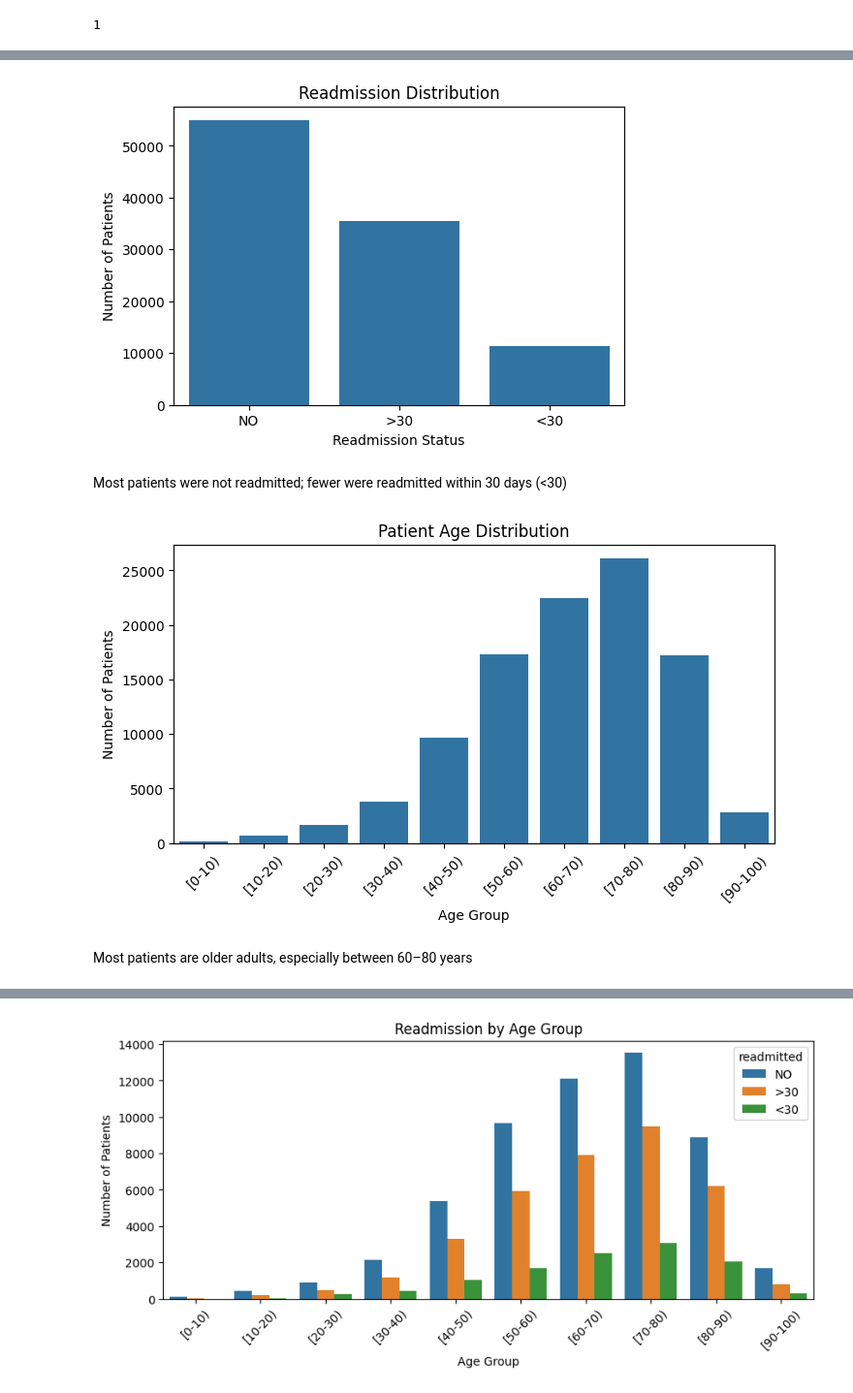
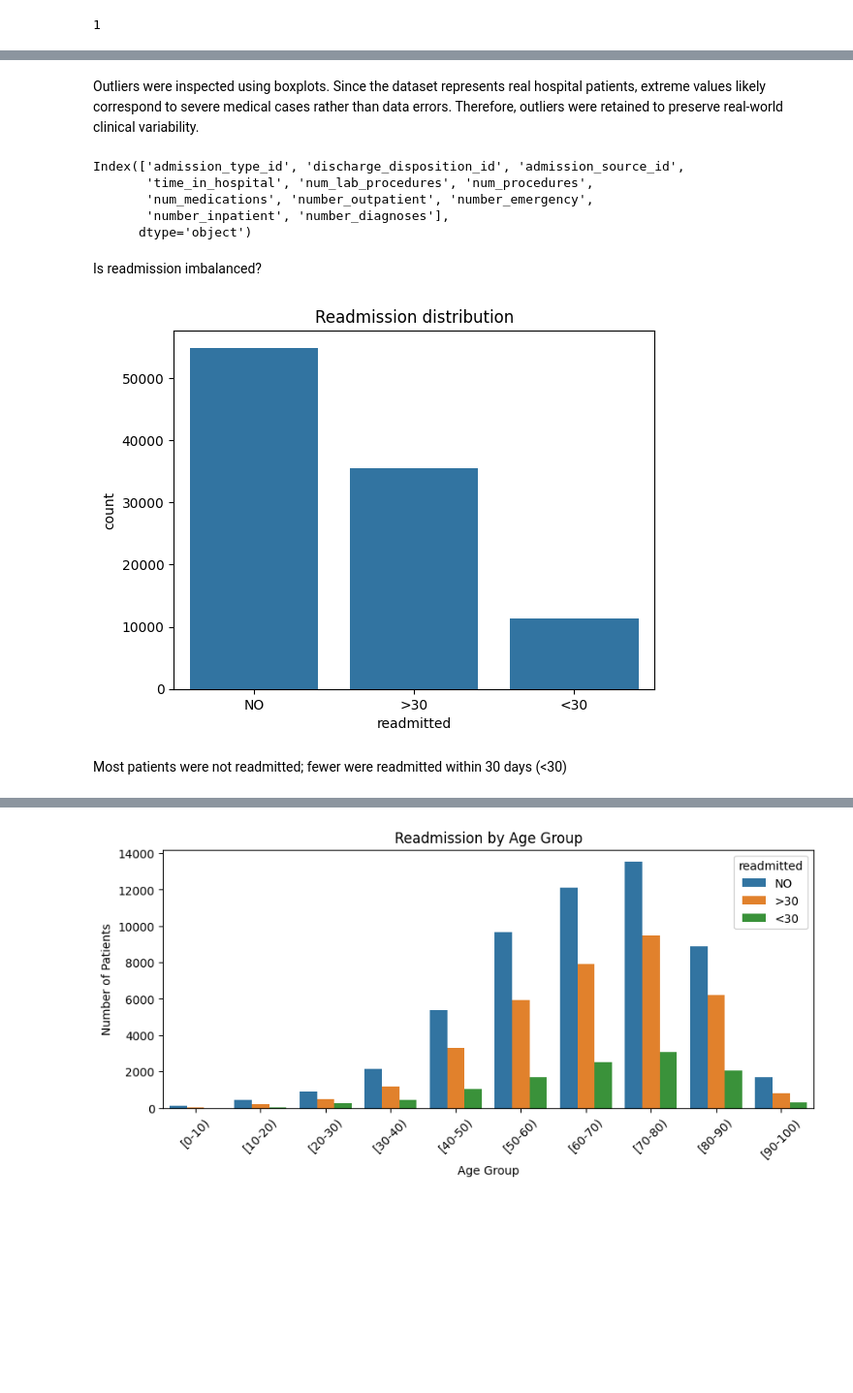
Before and after one commit to samirakhalil1993/readmission-hospital-analysis, a Jupyter notebook: notebooks/01_data_cleaning.ipynb, the cells around one changed output, grey strips where cells are left out. Shown at 97% size. Saved outputs shown, nothing was run; the diff lists cells and outputs as text; code cells hidden in the pictures; blank space fills up the shorter version.

Commit message:
data cleaning done

```diff
--- a/notebooks/1_eda.ipynb
+++ b/notebooks/01_data_cleaning.ipynb
@@ -149,0 +433,4 @@ Name: proportion, dtype: float64
+# %%
+df["race"] = df["race"].fillna("Unknown")
+
+print(df["race"].value_counts())
@@ -149,0 +464,9 @@ Name: proportion, dtype: float64
+# %%
+med_cols = [
+    "metformin","repaglinide","nateglinide","glimepiride",
+    "glipizide","glyburide","pioglitazone","rosiglitazone",
+    "insulin","glyburide-metformin"
+]
+
+print("Medication columns:")
+print(med_cols)
@@ -149,0 +476,10 @@ Name: proportion, dtype: float64
+# %%
+for col in med_cols:
+    df[col] = df[col].replace({
+        "No": 0,
+        "Steady": 1,
+        "Up": 1,
+        "Down": 1
+    })
+
+df[med_cols].head()
@@ -149,0 +493,4 @@ Name: proportion, dtype: float64
+# %%
+df["total_diabetes_meds"] = df[med_cols].sum(axis=1)
+
+df["total_diabetes_meds"].describe()
@@ -204,25 +593,23 @@ df.duplicated().sum()
+# %% [markdown]
+Outliers were inspected using boxplots. Since the dataset represents real hospital patients, extreme values likely correspond
+to severe medical cases rather than data errors. Therefore, outliers were retained to preserve real-world clinical variability.
+# %%
+# List all numerical columns in the DataFrame
+numeric_cols = df.select_dtypes(include=['number']).columns
+print(numeric_cols)
+# %% [output]
+Index(['admission_type_id', 'discharge_disposition_id', 'admission_source_id',
+       'time_in_hospital', 'num_lab_procedures', 'num_procedures',
+       'num_medications', 'number_outpatient', 'number_emergency',
+       'number_inpatient', 'number_diagnoses'],
+      dtype='object')
+# %% [markdown]
+Is readmission imbalanced?
 # %%
-# Visualize the distribution of the target variable (readmitted)
-plt.figure(figsize=(6,4))
 sns.countplot(x="readmitted", data=df)
-plt.title("Readmission Distribution")
-plt.xlabel("Readmission Status")
-plt.ylabel("Number of Patients")
+plt.title("Readmission distribution")
 plt.show()
 # %% [output]
-[figure, old version]
+[figure, new version]
 # %% [markdown]
 Most patients were not readmitted; fewer were readmitted within 30 days (<30)
-# %%
-# Visualize patient age distribution
-plt.figure(figsize=(8,4))
-sns.countplot(x="age", data=df, order=sorted(df["age"].unique()))
-plt.title("Patient Age Distribution")
-plt.xlabel("Age Group")
-plt.ylabel("Number of Patients")
-plt.xticks(rotation=45)
-plt.show()
-# %% [output]
-[figure, removed]
-# %% [markdown]
-Most patients are older adults, especially between 60–80 years
```
Also changed, not shown: parts of 46 cells of this notebook, 1 other file.
